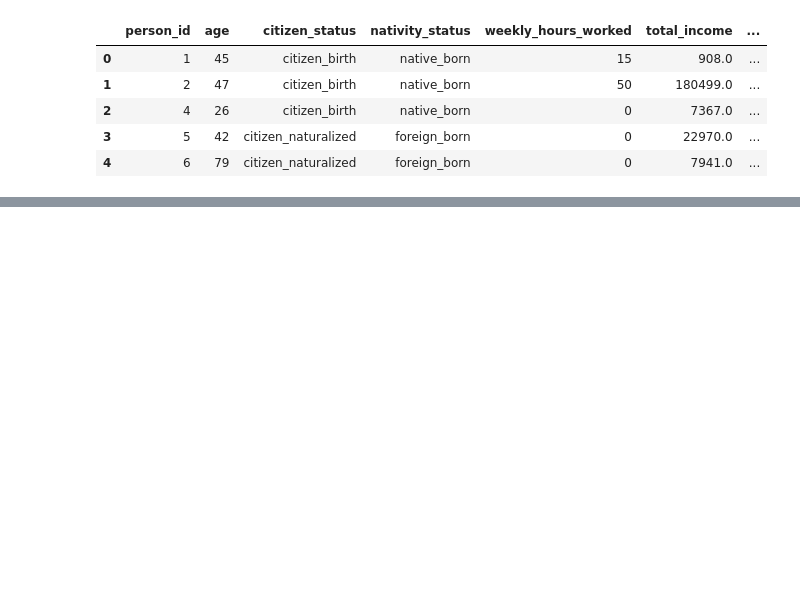
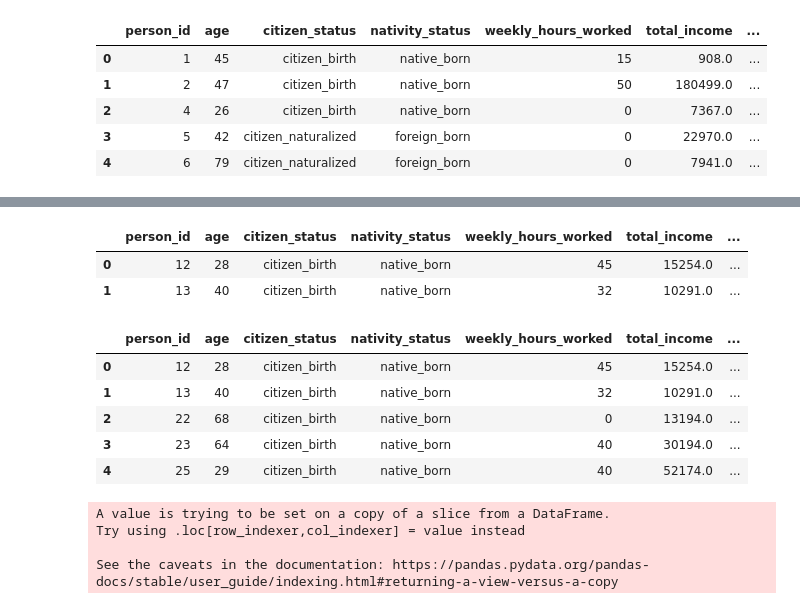
Before and after one commit to Lidetsal/Code_Practice, a Jupyter notebook: Modeling.ipynb, the cells around one changed output, grey strips where cells are left out. Cells and saved outputs as stored; diff of their text form; code cells hidden in the pictures; blank space fills up the shorter version.

```diff
--- a/Modeling.ipynb
+++ b/Modeling.ipynb
@@ -77,0 +231,21 @@ train.head()
+# %%
+unlabeled.head(2)
+# %% [output]
+|  | person_id | age | citizen_status | nativity_status | weekly_hours_worked | total_income | ... |
+| 0 | 12 | 28 | citizen_birth | native_born | 45 | 15254.0 | ... |
+| 1 | 13 | 40 | citizen_birth | native_born | 32 | 10291.0 | ... |
+# %%
+unlabeled.sex = unlabeled.sex.replace({'FEMALE': 'F'})
+unlabeled.sex = unlabeled.sex.replace({'female': 'F'})
+
+unlabeled.sex = unlabeled.sex.replace({'MALE': 'M'})
+unlabeled.sex = unlabeled.sex.replace({'male': 'M'})
+
+unlabeled.head()
+# %% [output]
+|  | person_id | age | citizen_status | nativity_status | weekly_hours_worked | total_income | ... |
+| 0 | 12 | 28 | citizen_birth | native_born | 45 | 15254.0 | ... |
+| 1 | 13 | 40 | citizen_birth | native_born | 32 | 10291.0 | ... |
+| 2 | 22 | 68 | citizen_birth | native_born | 0 | 13194.0 | ... |
+| 3 | 23 | 64 | citizen_birth | native_born | 40 | 30194.0 | ... |
+| 4 | 25 | 29 | citizen_birth | native_born | 40 | 52174.0 | ... |
@@ -77,0 +258,8 @@ train.head()
+# %%
+for col in cont.columns:
+    cont[col]= (cont[col]-min(cont[col]))/(max(cont[col]-min(cont[col])))
+# %% [output]
+A value is trying to be set on a copy of a slice from a DataFrame.
+Try using .loc[row_indexer,col_indexer] = value instead
+
+See the caveats in the documentation: https://pandas.pydata.org/pandas-docs/stable/user_guide/indexing.html#returning-a-view-versus-a-copy
```
Also changed, not shown: parts of 40 cells of this notebook, 1 other file.
